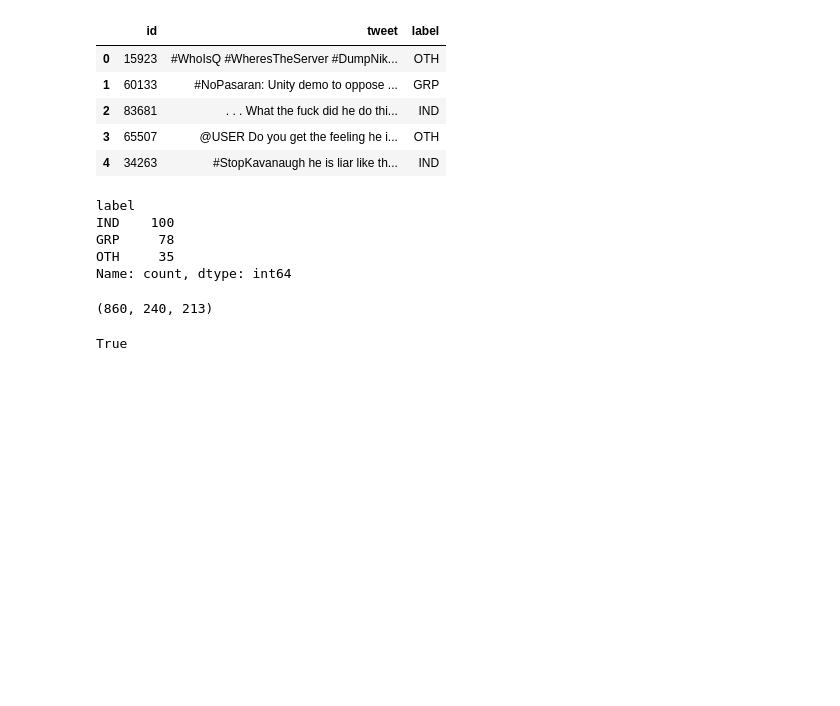
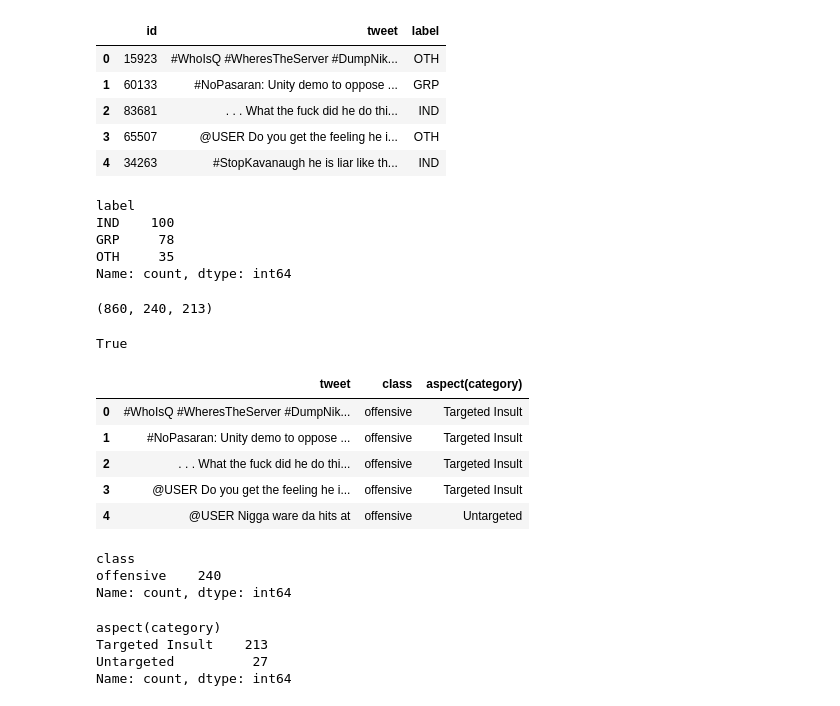
Before and after one commit to AbdulManaf12/Hate-Speech-Detection, a Jupyter notebook: Dataset Statistics/dataset_merging (multi dataset).ipynb, the cells around one changed output. Saved outputs shown, nothing was run; the diff lists cells and outputs as text; code cells hidden in the pictures; blank space fills up the shorter version.

```diff
--- a/Dataset Statistics/dataset_merging (multi dataset).ipynb
+++ b/Dataset Statistics/dataset_merging (multi dataset).ipynb
@@ -279,3 +279,36 @@ len(df4_task_a), len(df4_task_b), len(df4_task_c)
 df4_task_b['tweet'].iloc[0] in df4_task_a['tweet'].values
 # %% [output]
 True
+# %%
+df4 = df4_task_b.copy()
+df4['class'] = None
+task_a_dict = dict(zip(df4_task_a['tweet'], df4_task_a['label']))
+
+def get_label(tweet):
+    return task_a_dict.get(tweet, None)
+
+df4['class'] = df4['tweet'].apply(get_label)
+df4 = df4[['tweet', 'class', 'aspect(category)']]
+df4['class'] = df4['class'].replace('OFF', 'offensive')
+df4['aspect(category)'] = df4['aspect(category)'].map({'TIN': 'Targeted Insult', 'UNT': 'Untargeted'})
+df4.head()
+# %% [output]
+|  | tweet | class | aspect(category) |
+| 0 | #WhoIsQ #WheresTheServer #DumpNik... | offensive | Targeted Insult |
+| 1 | #NoPasaran: Unity demo to oppose ... | offensive | Targeted Insult |
+| 2 | . . . What the fuck did he do thi... | offensive | Targeted Insult |
+| 3 | @USER Do you get the feeling he i... | offensive | Targeted Insult |
+| 4 | @USER Nigga ware da hits at | offensive | Untargeted |
+# %%
+df4['class'].value_counts()
+# %% [output]
+class
+offensive    240
+Name: count, dtype: int64
+# %%
+df4['aspect(category)'].value_counts()
+# %% [output]
+aspect(category)
+Targeted Insult    213
+Untargeted          27
+Name: count, dtype: int64
```
Also changed, not shown: parts of 2 cells of this notebook.
